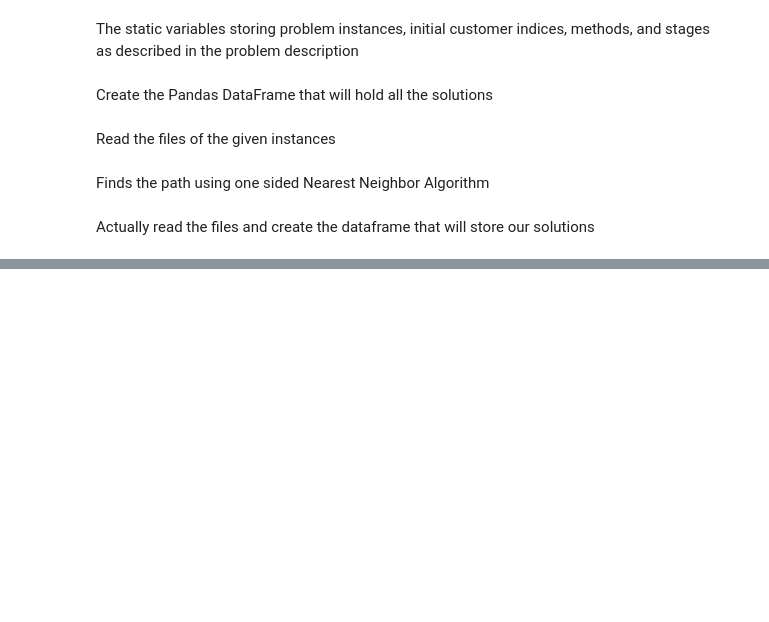
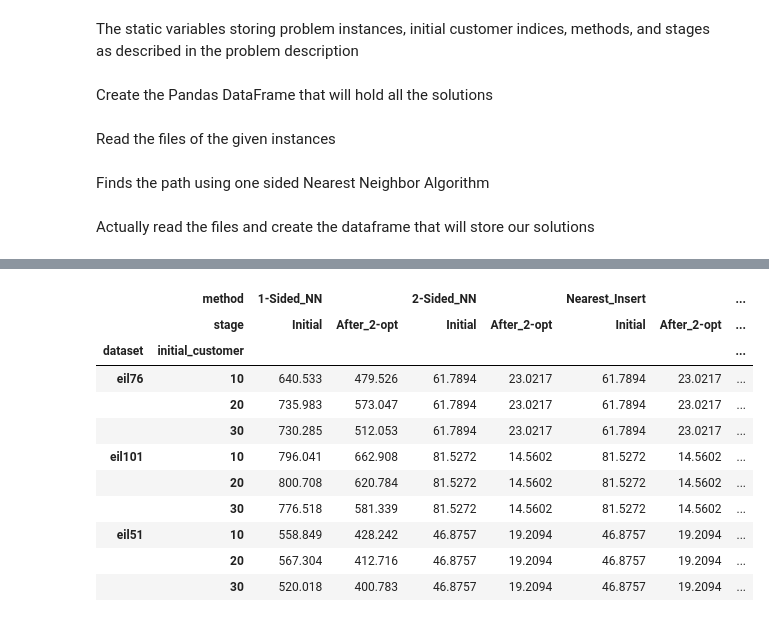
Before and after one commit to hanefi/heuristics, a Jupyter notebook: HW#1/Homework 1.ipynb, the cells around one changed output, grey strips where cells are left out. Drawn from its saved outputs; the diff is of its cells as text; code cells hidden in the pictures; blank space fills up the shorter version.

```diff
--- a/HW#1/Homework 1.ipynb
+++ b/HW#1/Homework 1.ipynb
@@ -283,0 +290,38 @@ df
+# %%
+def find_method(method_name):
+    method_dict = {
+        '1-Sided_NN': one_sided,
+        '2-Sided_NN': dummy,
+        'Nearest_Insert': dummy,
+        'Furthest_Insert': dummy,
+    }
+    return method_dict[method_name]
+
+
+for instance in INSTANCES:
+    df.loc[instance, 'optimal'] = INSTANCES[instance]['optimal_length']
+    coords = INSTANCES[instance]['coords']
+    for initial in INITIAL_CUSTOMERS:
+        for method_name in METHODS:
+            method = find_method(method_name)
+            path = method(coords, initial_customer=initial)
+            length = calc_total_length(coords, path)
+            df.loc[(instance, initial), (method_name, 'Initial')] = length
+
+            better_path = one_opt(coords, path)
+            length = calc_total_length(coords, better_path)
+            df.loc[(instance, initial), (method_name, 'After_2-opt')] = length
+df
+# %% [output]
+|  | method | 1-Sided_NN |  | 2-Sided_NN |  | Nearest_Insert |  | ... |
+|  | stage | Initial | After_2-opt | Initial | After_2-opt | Initial | After_2-opt | ... |
+| dataset | initial_customer |  |  |  |  |  |  | ... |
+| eil76 | 10 | 640.533 | 479.526 | 61.7894 | 23.0217 | 61.7894 | 23.0217 | ... |
+|  | 20 | 735.983 | 573.047 | 61.7894 | 23.0217 | 61.7894 | 23.0217 | ... |
+|  | 30 | 730.285 | 512.053 | 61.7894 | 23.0217 | 61.7894 | 23.0217 | ... |
+| eil101 | 10 | 796.041 | 662.908 | 81.5272 | 14.5602 | 81.5272 | 14.5602 | ... |
+|  | 20 | 800.708 | 620.784 | 81.5272 | 14.5602 | 81.5272 | 14.5602 | ... |
+|  | 30 | 776.518 | 581.339 | 81.5272 | 14.5602 | 81.5272 | 14.5602 | ... |
+| eil51 | 10 | 558.849 | 428.242 | 46.8757 | 19.2094 | 46.8757 | 19.2094 | ... |
+|  | 20 | 567.304 | 412.716 | 46.8757 | 19.2094 | 46.8757 | 19.2094 | ... |
+|  | 30 | 520.018 | 400.783 | 46.8757 | 19.2094 | 46.8757 | 19.2094 | ... |
```
Also changed, not shown: parts of 6 cells of this notebook.
